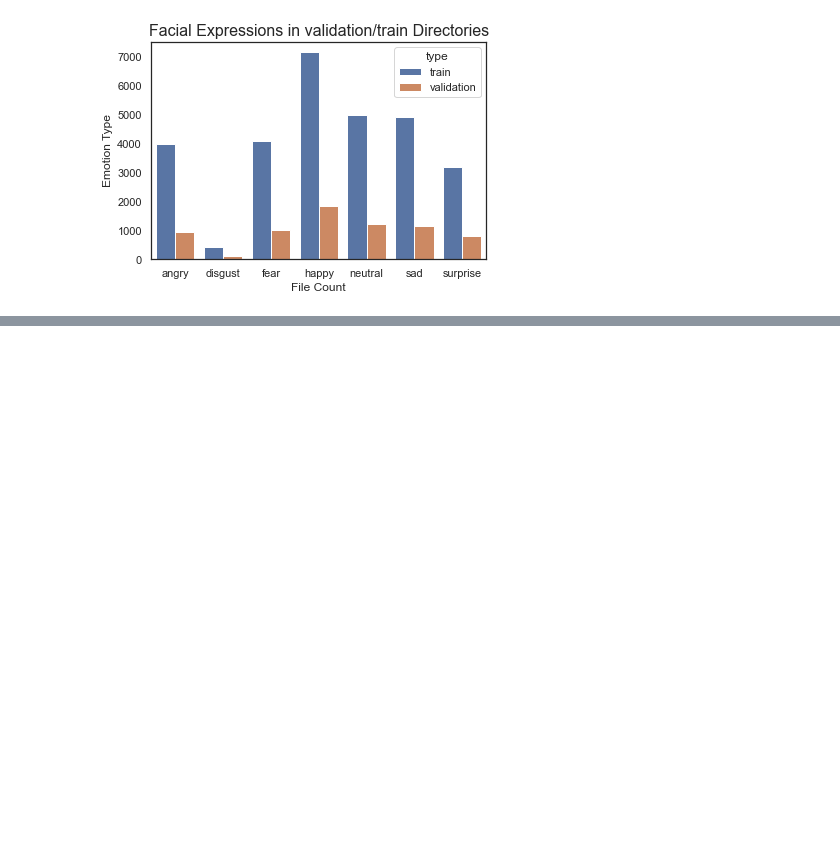
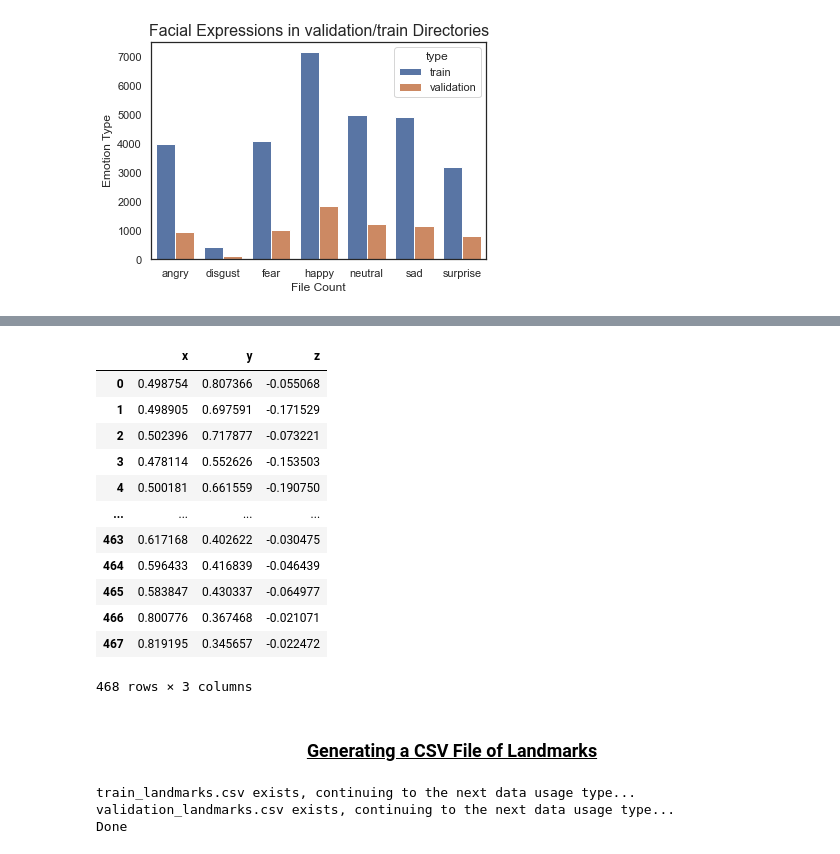
Before and after one commit to Denloob/animi-motus-ai, a Jupyter notebook: animi_motus.ipynb, the cells around one changed output, grey strips where cells are left out. Cells and saved outputs as stored; diff of their text form; code cells hidden in the pictures; blank space fills up the shorter version.

```diff
--- a/animi_motus.ipynb
+++ b/animi_motus.ipynb
@@ -117,0 +171,27 @@ plt.show()
+# %%
+landmarks_dict = {
+    "x": [],
+    "y": [],
+    "z": [],
+}
+for lm in face_landmarks.landmark:
+    landmarks_dict['x'].append(lm.x)
+    landmarks_dict['y'].append(lm.y)
+    landmarks_dict['z'].append(lm.z)
+pd.DataFrame(landmarks_dict)
+# %% [output]
+|  | x | y | z |
+| 0 | 0.498754 | 0.807366 | -0.055068 |
+| 1 | 0.498905 | 0.697591 | -0.171529 |
+| 2 | 0.502396 | 0.717877 | -0.073221 |
+| 3 | 0.478114 | 0.552626 | -0.153503 |
+| 4 | 0.500181 | 0.661559 | -0.190750 |
+| ... | ... | ... | ... |
+| 463 | 0.617168 | 0.402622 | -0.030475 |
+| 464 | 0.596433 | 0.416839 | -0.046439 |
+| 465 | 0.583847 | 0.430337 | -0.064977 |
+| 466 | 0.800776 | 0.367468 | -0.021071 |
+| 467 | 0.819195 | 0.345657 | -0.022472 |
+468 rows × 3 columns
+# %% [markdown]
+<h3 align="center"><u>Generating a CSV File of Landmarks</u></h3>
@@ -117,0 +201,44 @@ plt.show()
+# %%
+face_not_found_dict = {}
+for data_usage_type in ['train', 'validation']:
+    if os.path.exists(f"{data_usage_type}_landmarks.csv"):
+        print(f"{data_usage_type}_landmarks.csv exists, continuing to the next data usage type...")
+        continue
+    face_not_found_dict[data_usage_type] = face_not_found = deque()
+    with open(f'{data_usage_type}_landmarks.csv', 'w') as f:
+        writer = csv.writer(f)
+
+        header=['emotion']+["xyz"[i%3]+str(j) for i, j in zip(range(468*3), [k for k in range(468) for _ in range(3)])] # 468 rows * 3 columns
+        # header looks like: [emotion, x0, y0, z0, x1, y1, ..., z467]
+
+        writer.writerow(header)
+
+        # for each emotion
+        for e_i, e_type in enumerate(all_emotion_types):
+            path = f"dataset/{data_usage_type}/{e_type}/"
+            all_image_names = os.listdir(path)
+            print(f"working on {data_usage_type}/{e_type}")
+            # for each image of this emotion type
+            for image_name in all_image_names:
+                image_path = path+image_name
+                image = cv2.imread(image_path)
+
+                multi_face_landmarks = find_face(image).multi_face_landmarks
+                # if no face found, add to list
+                if not multi_face_landmarks:
+                    face_not_found.append(image_path)
+                    continue
+                y = [i.y for i in multi_face_landmarks[0].landmark]
+                x = [i.x for i in multi_face_landmarks[0].landmark]
+                z = [i.z for i in multi_face_landmarks[0].landmark]
+
+                data = np.array(list(zip(x, y, z))).reshape(-1)
+                data = np.concatenate(([e_i],data))
+                writer.writerow(data)
+
+    print(f"Done {data_usage_type}. {len(face_not_found)=}")
+print("Done")
+# %% [output]
+train_landmarks.csv exists, continuing to the next data usage type...
+validation_landmarks.csv exists, continuing to the next data usage type...
+Done
```
Also changed, not shown: parts of 18 cells of this notebook.
